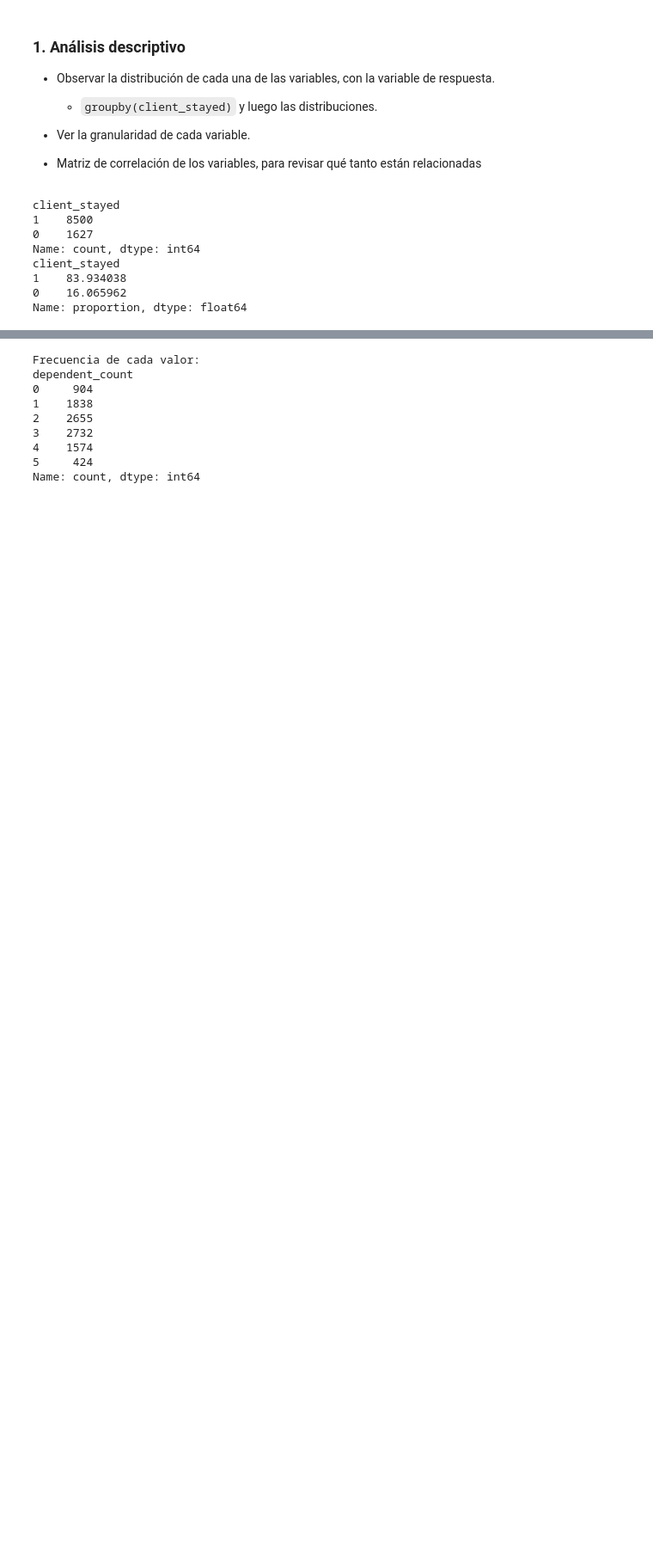
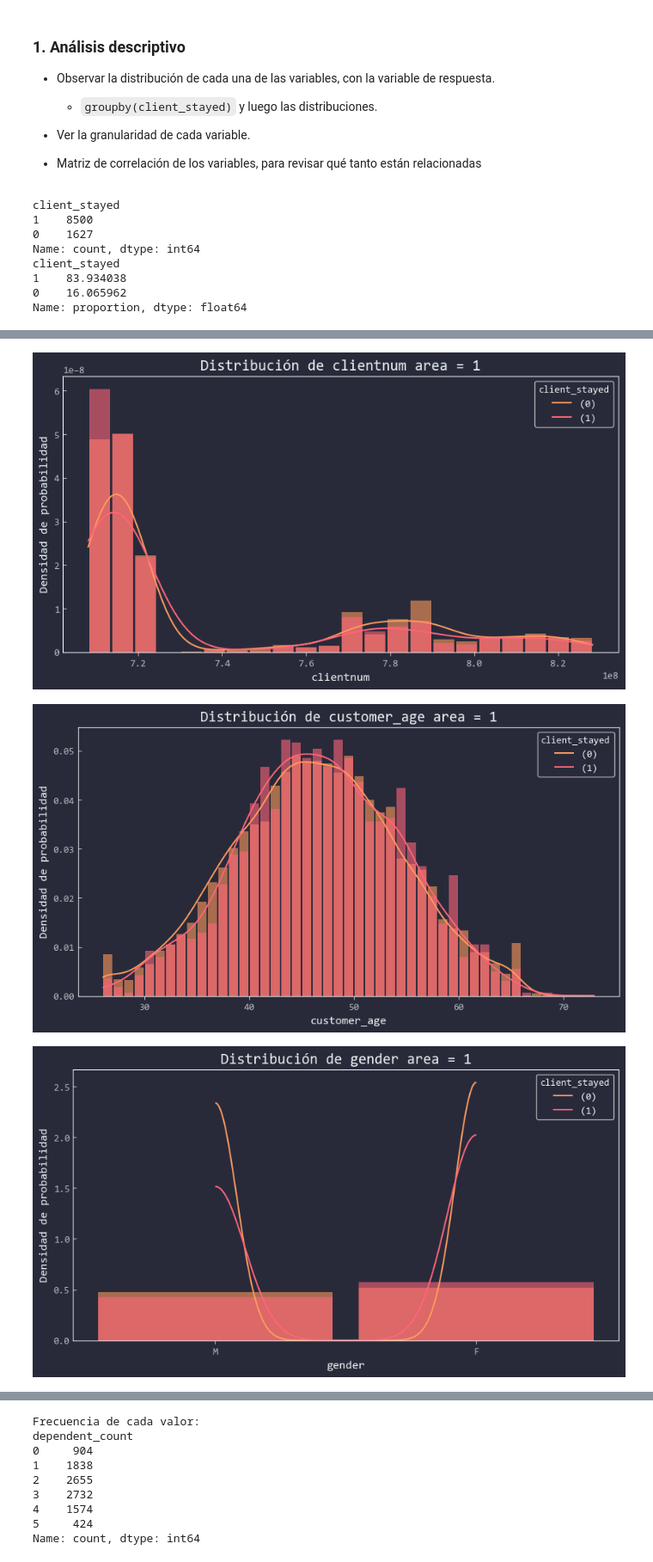
Before and after one commit to Toutl/Data-Processing-Laboratory, a Jupyter notebook: Examenes/III/02_eduardo.ipynb, the cells around one changed output, grey strips where cells are left out. Shown at 86% size. Drawn from its saved outputs; the diff is of its cells as text; code cells hidden in the pictures; blank space fills up the shorter version.

Commit message:
fix plots and normalize plots

```diff
--- a/Examenes/III/02_eduardo.ipynb
+++ b/Examenes/III/02_eduardo.ipynb
@@ -160,7 +124,0 @@ for column in df.columns:
-# %%
-for column in df.columns:
-    if column != 'client_stayed':
-        plt.figure(figsize=(10, 5))
-        sns.histplot(data=df, x=column, hue='client_stayed', multiple='stack', kde=True)
-        plt.title(f'Distribución de {column} por client_stayed')
-        plt.show()
@@ -180,0 +125,25 @@ for column in df.columns:
+# %%
+for column in df.columns:
+    if column != 'client_stayed':
+        plt.figure(figsize=(10, 5))
+        sns.histplot(
+            data=df,
+            x=column,
+            hue='client_stayed',
+            multiple='layer',
+            kde=True,
+            common_norm=False,
+            alpha=0.6,
+            edgecolor='none',
+            shrink=0.9,
+            stat='density'
+        )
+        plt.title(f'Distribución de {column} area = 1')
+        plt.xlabel(column)
+        plt.ylabel('Densidad de probabilidad')
+        plt.legend(title='client_stayed', labels=['(0)', '(1)'])
+        plt.show()
+# %% [output]
+[figure, added]
+[figure, added]
+[figure, added]
```
Also changed, not shown: parts of 5 cells of this notebook.
